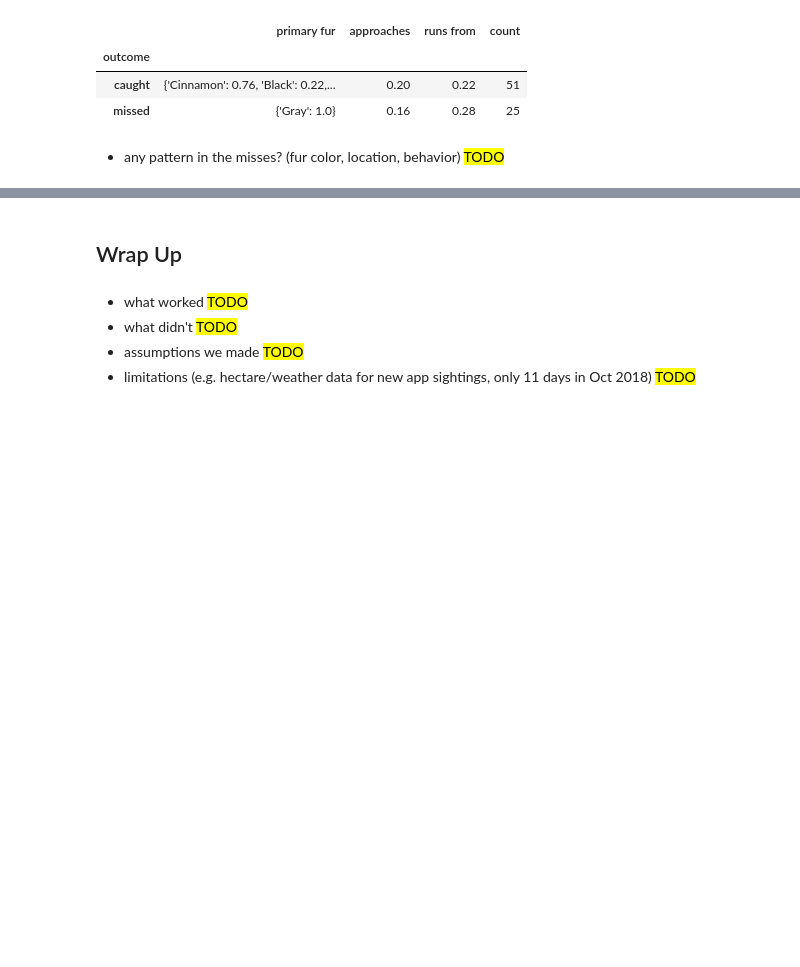
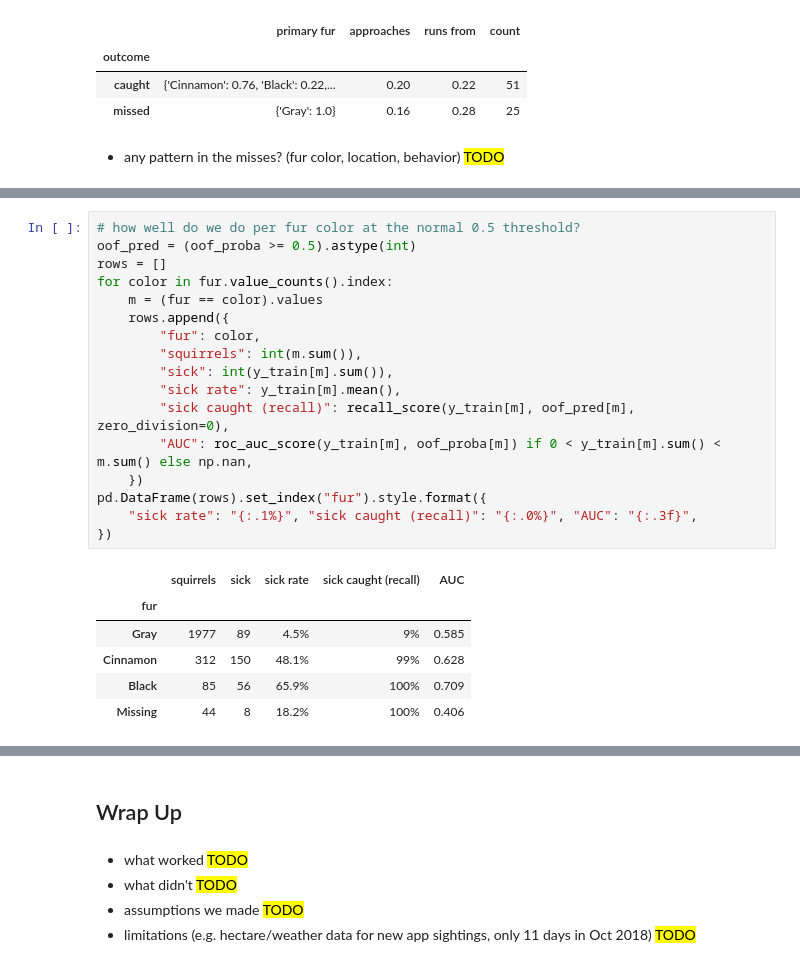
Before and after one commit to KaiserKiam/Nutosis-ML-project, a Jupyter notebook: Nutosis - Presentation.ipynb, the cells around one changed output, grey strips where cells are left out. Saved outputs shown, nothing was run; the diff lists cells and outputs as text; blank space fills up the shorter version.

```diff
--- a/Nutosis - Presentation.ipynb
+++ b/Nutosis - Presentation.ipynb
@@ -235,0 +253,24 @@ pd.DataFrame({
+# %%
+# how well do we do per fur color at the normal 0.5 threshold?
+oof_pred = (oof_proba >= 0.5).astype(int)
+rows = []
+for color in fur.value_counts().index:
+    m = (fur == color).values
+    rows.append({
+        "fur": color,
+        "squirrels": int(m.sum()),
+        "sick": int(y_train[m].sum()),
+        "sick rate": y_train[m].mean(),
+        "sick caught (recall)": recall_score(y_train[m], oof_pred[m], zero_division=0),
+        "AUC": roc_auc_score(y_train[m], oof_proba[m]) if 0 < y_train[m].sum() < m.sum() else np.nan,
+    })
+pd.DataFrame(rows).set_index("fur").style.format({
+    "sick rate": "{:.1%}", "sick caught (recall)": "{:.0%}", "AUC": "{:.3f}",
+})
+# %% [output]
+|  | squirrels | sick | sick rate | sick caught (recall) | AUC |
+| fur |  |  |  |  |  |
+| Gray | 1977 | 89 | 4.5% | 9% | 0.585 |
+| Cinnamon | 312 | 150 | 48.1% | 99% | 0.628 |
+| Black | 85 | 56 | 65.9% | 100% | 0.709 |
+| Missing | 44 | 8 | 18.2% | 100% | 0.406 |
```
Also changed, not shown: parts of 5 cells of this notebook.
